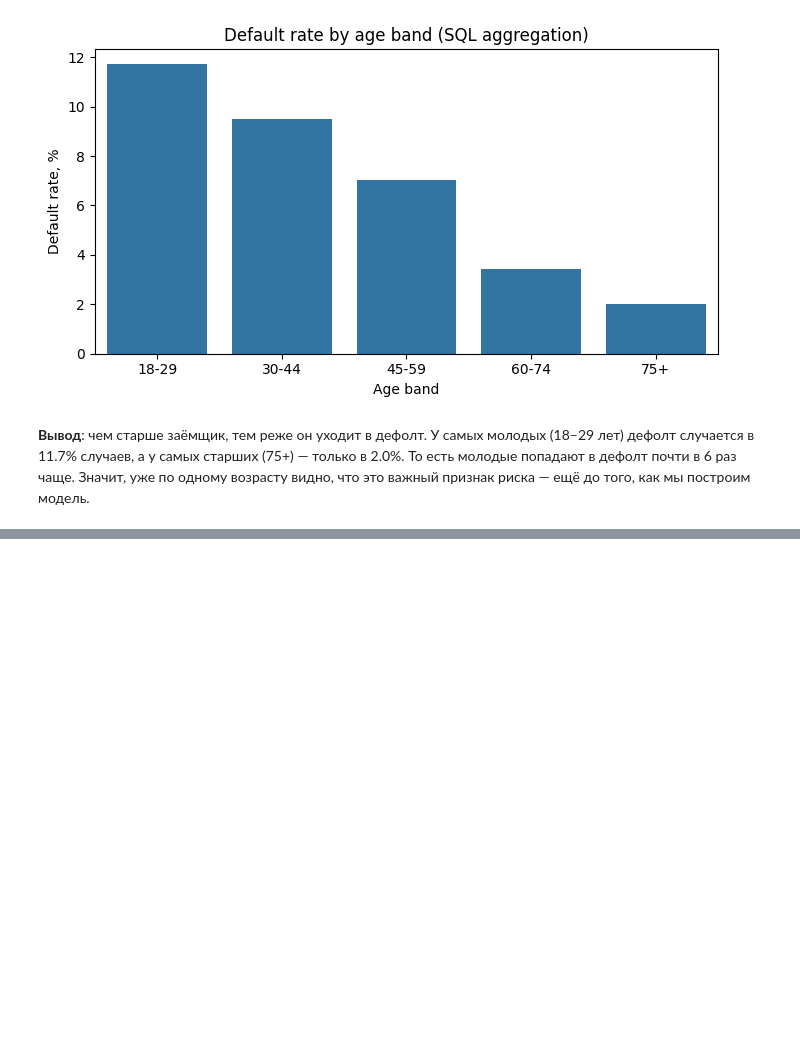
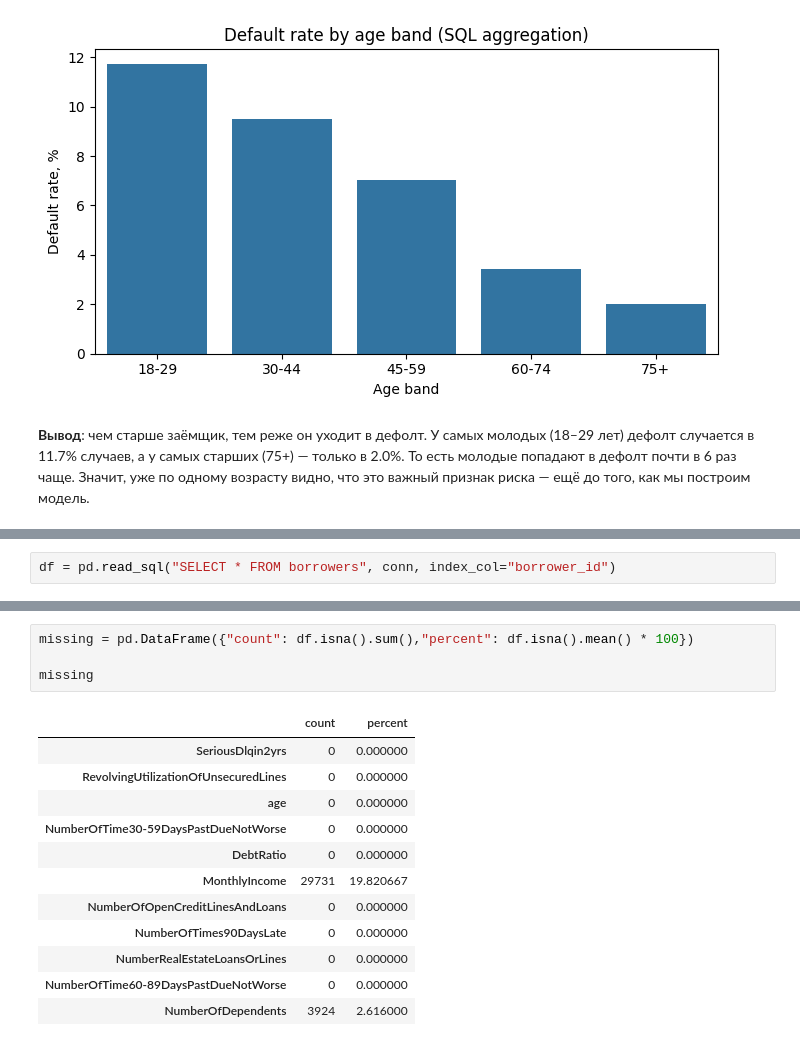
Before and after one commit to GiannisAnte/credit-scoring-case, a Jupyter notebook: credit_scoring_case.ipynb, the cells around one changed output, grey strips where cells are left out. Cells and saved outputs as stored; diff of their text form; blank space fills up the shorter version.

```diff
--- a/credit_scoring_case.ipynb
+++ b/credit_scoring_case.ipynb
@@ -210,0 +213,2 @@ plt.show()
+# %%
+df = pd.read_sql("SELECT * FROM borrowers", conn, index_col="borrower_id")
@@ -210,0 +236,17 @@ plt.show()
+# %%
+missing = pd.DataFrame({"count": df.isna().sum(),"percent": df.isna().mean() * 100})
+
+missing
+# %% [output]
+|  | count | percent |
+| SeriousDlqin2yrs | 0 | 0.000000 |
+| RevolvingUtilizationOfUnsecuredLines | 0 | 0.000000 |
+| age | 0 | 0.000000 |
+| NumberOfTime30-59DaysPastDueNotWorse | 0 | 0.000000 |
+| DebtRatio | 0 | 0.000000 |
+| MonthlyIncome | 29731 | 19.820667 |
+| NumberOfOpenCreditLinesAndLoans | 0 | 0.000000 |
+| NumberOfTimes90DaysLate | 0 | 0.000000 |
+| NumberRealEstateLoansOrLines | 0 | 0.000000 |
+| NumberOfTime60-89DaysPastDueNotWorse | 0 | 0.000000 |
+| NumberOfDependents | 3924 | 2.616000 |
```
Also changed, not shown: parts of 15 cells of this notebook.
